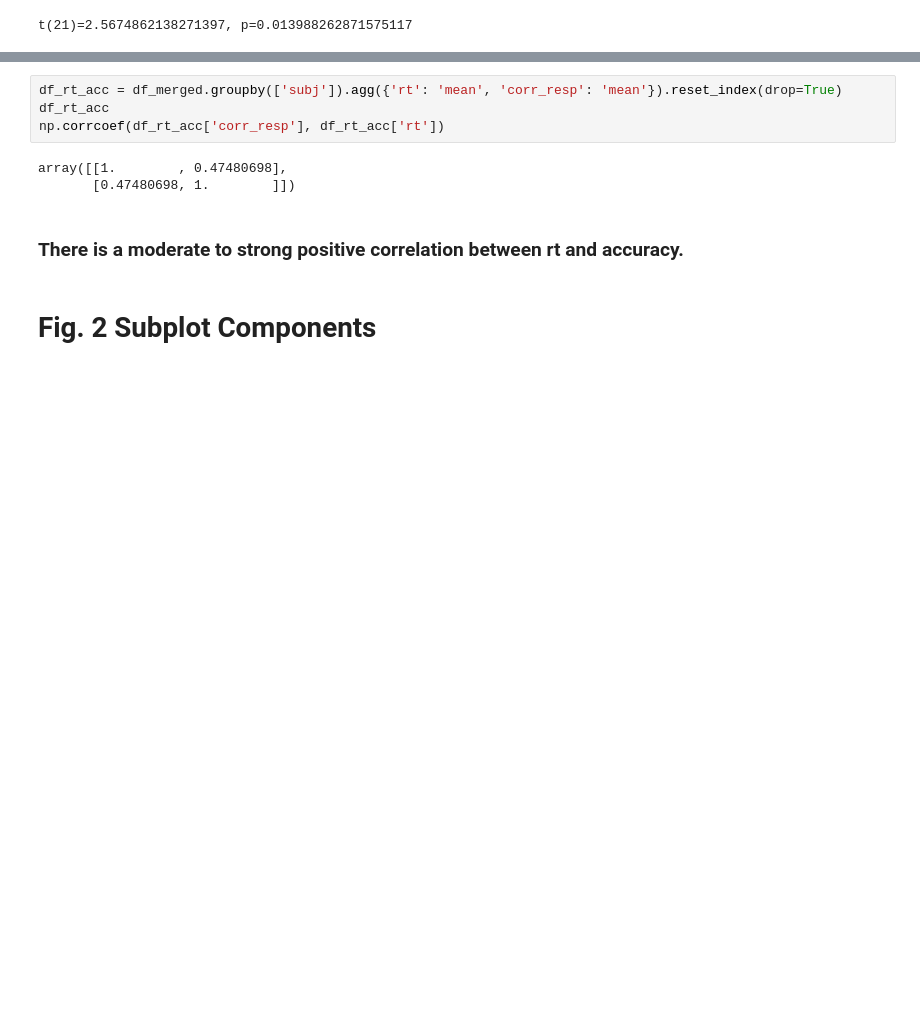
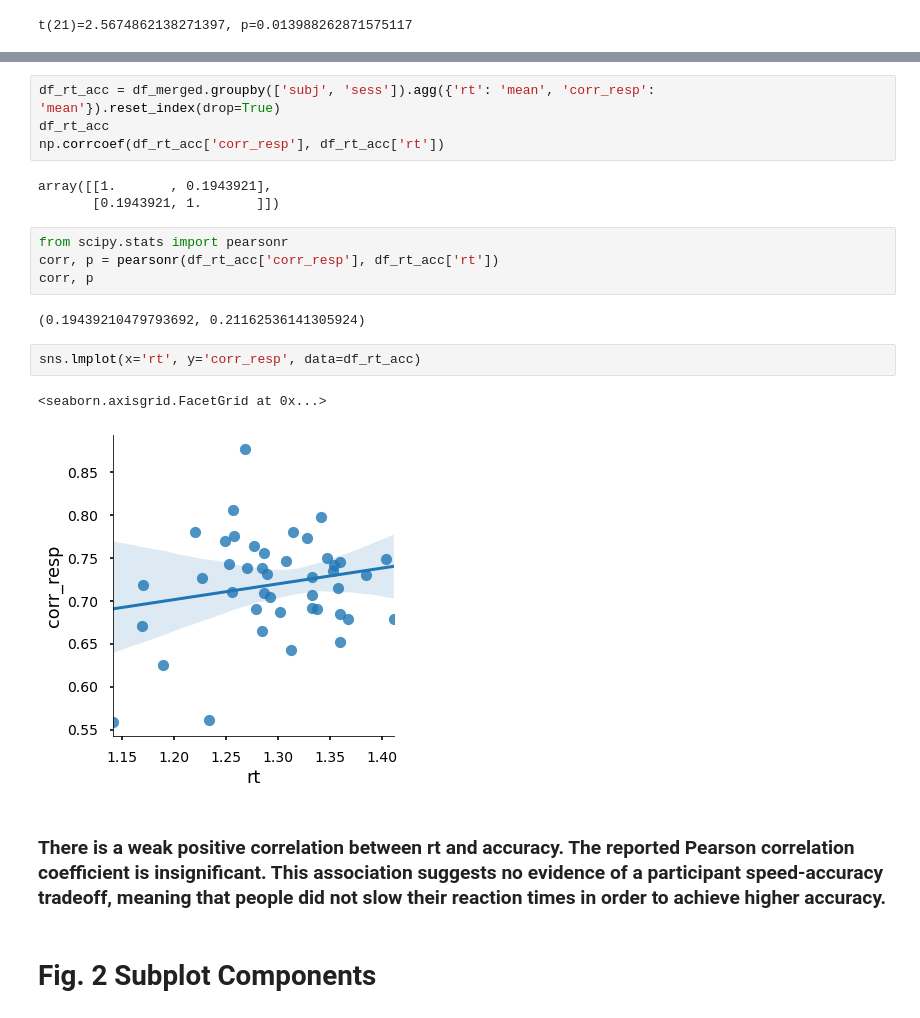
Before and after one commit to maedbhk/action_prediction, a Jupyter notebook: notebooks/1.0-mk-social_prediction-sl-exploratory.ipynb, the cells around one changed output, grey strips where cells are left out. Cells and saved outputs as stored; diff of their text form; blank space fills up the shorter version.

```diff
--- a/notebooks/1.0-mk-social_prediction-sl-exploratory.ipynb
+++ b/notebooks/1.0-mk-social_prediction-sl-exploratory.ipynb
@@ -272,12 +311,23 @@ t(21)=2.5674862138271397, p=0.013988262871575117
 # %%
-df_rt_acc = df_merged.groupby(['subj']).agg({'rt': 'mean', 'corr_resp': 'mean'}).reset_index(drop=True)
+df_rt_acc = df_merged.groupby(['subj', 'sess']).agg({'rt': 'mean', 'corr_resp': 'mean'}).reset_index(drop=True)
 df_rt_acc
 np.corrcoef(df_rt_acc['corr_resp'], df_rt_acc['rt'])
 # %% [output]
-array([[1.        , 0.47480698],
-       [0.47480698, 1.        ]])
+array([[1.       , 0.1943921],
+       [0.1943921, 1.       ]])
-# %% [markdown]
-### There is a moderate to strong positive correlation between rt and accuracy.
+# %%
+from scipy.stats import pearsonr
+corr, p = pearsonr(df_rt_acc['corr_resp'], df_rt_acc['rt'])
+corr, p
+# %% [output]
+(0.19439210479793692, 0.21162536141305924)
+# %%
+sns.lmplot(x='rt', y='corr_resp', data=df_rt_acc)
+# %% [output]
+<seaborn.axisgrid.FacetGrid at 0x...>
+[figure, added]
+# %% [markdown]
+### There is a weak positive correlation between rt and accuracy. The reported Pearson correlation coefficient is insignificant. This association suggests no evidence of a participant speed-accuracy tradeoff, meaning that people did not slow their reaction times in order to achieve higher accuracy.
 # %% [markdown]
 # Fig. 2 Subplot Components
 # %% [markdown]
```
Also changed, not shown: parts of 8 cells of this notebook, 3 other files.
